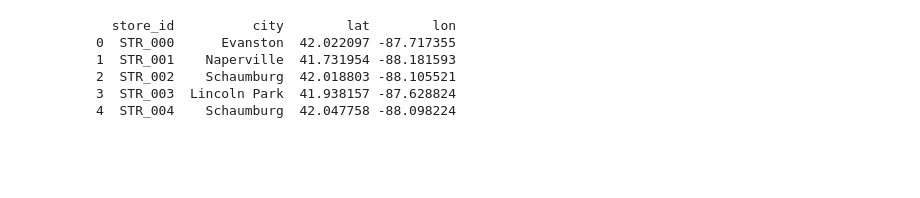
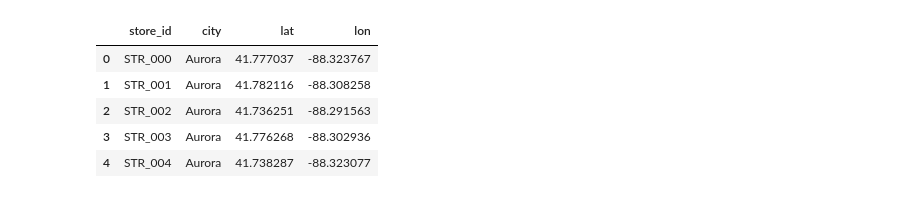
Before and after one commit to jen-drummond/chicago-reuse-detergent, a Jupyter notebook: notebooks/route_generator.ipynb, the cells around one changed output. Drawn from its saved outputs; the diff is of its cells as text; code cells hidden in the pictures; blank space fills up the shorter version.

```diff
--- a/notebooks/route_generator.ipynb
+++ b/notebooks/route_generator.ipynb
@@ -16 +46,19 @@ cities = {
 }
+# %%
+#Determine number of stores in each city based on population
+total_pop = sum(c['population'] for c in cities.values())
+exact = {name: N_STORES * c['population'] / total_pop for name, c in cities.items()}
+counts = {name: int(np.floor(x)) for name, x in exact.items()}
+
+# hand the leftover stores to the areas with the biggest fractional remainders
+leftover = N_STORES - sum(counts.values())
+for name in sorted(exact, key=lambda n: exact[n] - counts[n], reverse=True)[:leftover]:
+    counts[name] += 1
+
+allocation = pd.DataFrame({
+    'population': {n: c['population'] for n, c in cities.items()},
+    'share_of_population': {n: c['population'] / total_pop for n, c in cities.items()},
+    'stores': counts,
+})
+assert allocation['stores'].sum() == N_STORES
+print(allocation.round(3))
@@ -17,21 +73,27 @@ cities = {
 # %%
-# 2. Generate 50 unique store locations
+# Generate 50 unique store locations, each a small random distance from the center
+rng = np.random.default_rng(SEED) #makes results repeatable
+
 stores = []
-for i in range(50):
-    city_name = np.random.choice(list(cities.keys()))
-    base_lat, base_lon = cities[city_name]
-    # Add a small random offset (~1-3 miles) so stores are unique
-    lat = base_lat + np.random.uniform(-0.03, 0.03)
-    lon = base_lon + np.random.uniform(-0.03, 0.03)
-    stores.append({'store_id': f'STR_{i:03d}', 'city': city_name, 'lat': lat, 'lon': lon})
+i = 0
+for city_name, n in counts.items():
+    base = cities[city_name]
+    for _ in range(n):
+        stores.append({
+            'store_id': f'STR_{i:03d}',
+            'city': city_name,
+            'lat': base['lat'] + rng.uniform(-OFFSET_DEG, OFFSET_DEG),
+            'lon': base['lon'] + rng.uniform(-OFFSET_DEG, OFFSET_DEG),
+        })
+        i += 1
 
 df_stores = pd.DataFrame(stores)
-print(df_stores.head())
+df_stores.head()
 # %% [output]
-  store_id          city        lat        lon
-0  STR_000      Evanston  42.022097 -87.717355
-1  STR_001    Naperville  41.731954 -88.181593
-2  STR_002    Schaumburg  42.018803 -88.105521
-3  STR_003  Lincoln Park  41.938157 -87.628824
-4  STR_004    Schaumburg  42.047758 -88.098224
+|  | store_id | city | lat | lon |
+| 0 | STR_000 | Aurora | 41.777037 | -88.323767 |
+| 1 | STR_001 | Aurora | 41.782116 | -88.308258 |
+| 2 | STR_002 | Aurora | 41.736251 | -88.291563 |
+| 3 | STR_003 | Aurora | 41.776268 | -88.302936 |
+| 4 | STR_004 | Aurora | 41.738287 | -88.323077 |
 # %%
```
Also changed, not shown: parts of 8 cells of this notebook, 21 other files.
